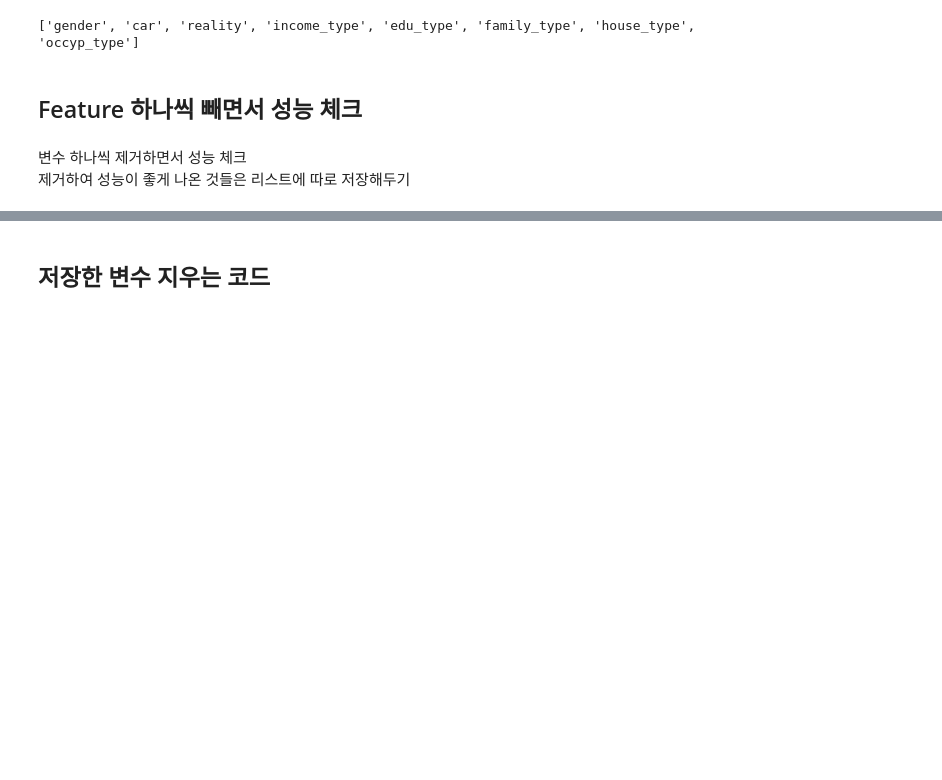
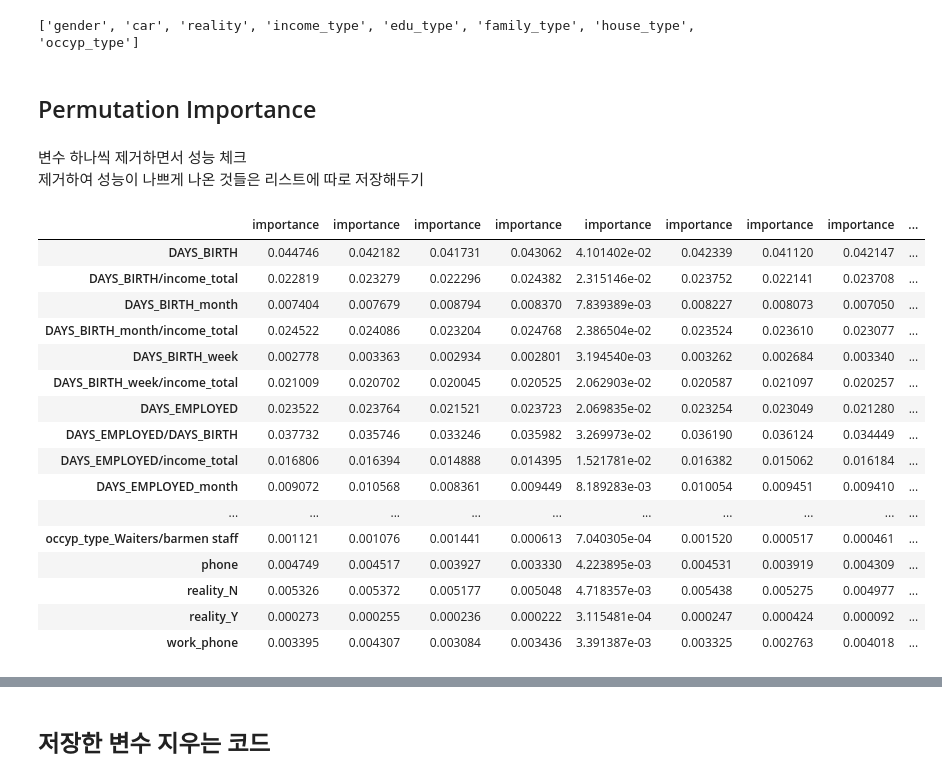
Before and after one commit to AIdward/predict-card-delay-users, a Jupyter notebook: 0516.ipynb, the cells around one changed output, grey strips where cells are left out. Cells and saved outputs as stored; diff of their text form; code cells hidden in the pictures; blank space fills up the shorter version.

```diff
--- a/0516.ipynb
+++ b/0516.ipynb
@@ -140,12 +141,56 @@ test_oh.drop(object_col, axis=1, inplace=True)
 test_oh = pd.concat([test_oh, test_onehot_df], axis=1)
 # %% [output]
 ['gender', 'car', 'reality', 'income_type', 'edu_type', 'family_type', 'house_type', 'occyp_type']
-# %% [markdown]
-## Feature 하나씩 빼면서 성능 체크
+# %% [markdown]
+## Permutation Importance
 # %% [markdown]
 변수 하나씩 제거하면서 성능 체크<br>
-제거하여 성능이 좋게 나온 것들은 리스트에 따로 저장해두기
+제거하여 성능이 나쁘게 나온 것들은 리스트에 따로 저장해두기
 # %%
-train_x = train_noh.drop(['credit'], axis=1)
-train_y = train_noh['credit']
-test_x = test_noh.copy()
+train_x = train_oh.drop(['credit'], axis=1)
+train_y = train_oh['credit']
+test_x = test_oh.copy()
+# %%
+perm_importance_dict = {}
+lucky_seeds=[42, 2019,91373] # Lucky seed 늘려가면서 하기
+for i, seed in enumerate(lucky_seeds):
+
+    kfold = StratifiedKFold(n_splits=5, random_state = seed, shuffle = True) # CV 늘려가면서 하기
+    cv=np.zeros((train_x.shape[0], 3))
+    pred_test = np.zeros((test_x.shape[0], 3), dtype=float)
+
+    for n, (train_idx, val_idx) in enumerate(kfold.split(train_x, train_y)):
+
+        x_train, x_val = train_x.iloc[train_idx], train_x.iloc[val_idx]
+        y_train, y_val = train_y.iloc[train_idx], train_y.iloc[val_idx]
+
+        lgbmodel = LGBMClassifier(objective='multiclass', n_estimators=10000, random_state=seed)
+        perm = PermutationImportance(clf, scoring='neg_log_loss', random_state=seed).fit(x_val, y_val)
+
+        perm_importance_df = pd.DataFrame({'importance': perm.feature_importances_},
+                                          index=val_X.columns.tolist()).sort_index()
+        perm_importance_dict['seed'+str(seed)+' fold'+str(n)] = perm_importance_df
+# %%
+perm_importance_lgb = list(perm_importance_dict.values())[0]
+del perm_importance_dict[list(perm_importance_dict.keys())[0]]
+for i, data in perm_importance_dict.items():
+    perm_importance_lgb = pd.concat([perm_importance_lgb, data], axis=1)
+perm_importance_lgb
+# %% [output]
+|  | importance | importance | importance | importance | importance | importance | importance | importance | ... |
+| DAYS_BIRTH | 0.044746 | 0.042182 | 0.041731 | 0.043062 | 4.101402e-02 | 0.042339 | 0.041120 | 0.042147 | ... |
+| DAYS_BIRTH/income_total | 0.022819 | 0.023279 | 0.022296 | 0.024382 | 2.315146e-02 | 0.023752 | 0.022141 | 0.023708 | ... |
+| DAYS_BIRTH_month | 0.007404 | 0.007679 | 0.008794 | 0.008370 | 7.839389e-03 | 0.008227 | 0.008073 | 0.007050 | ... |
+| DAYS_BIRTH_month/income_total | 0.024522 | 0.024086 | 0.023204 | 0.024768 | 2.386504e-02 | 0.023524 | 0.023610 | 0.023077 | ... |
+| DAYS_BIRTH_week | 0.002778 | 0.003363 | 0.002934 | 0.002801 | 3.194540e-03 | 0.003262 | 0.002684 | 0.003340 | ... |
+| DAYS_BIRTH_week/income_total | 0.021009 | 0.020702 | 0.020045 | 0.020525 | 2.062903e-02 | 0.020587 | 0.021097 | 0.020257 | ... |
+| DAYS_EMPLOYED | 0.023522 | 0.023764 | 0.021521 | 0.023723 | 2.069835e-02 | 0.023254 | 0.023049 | 0.021280 | ... |
+| DAYS_EMPLOYED/DAYS_BIRTH | 0.037732 | 0.035746 | 0.033246 | 0.035982 | 3.269973e-02 | 0.036190 | 0.036124 | 0.034449 | ... |
+| DAYS_EMPLOYED/income_total | 0.016806 | 0.016394 | 0.014888 | 0.014395 | 1.521781e-02 | 0.016382 | 0.015062 | 0.016184 | ... |
+| DAYS_EMPLOYED_month | 0.009072 | 0.010568 | 0.008361 | 0.009449 | 8.189283e-03 | 0.010054 | 0.009451 | 0.009410 | ... |
+| ... | ... | ... | ... | ... | ... | ... | ... | ... | ... |
+| occyp_type_Waiters/barmen staff | 0.001121 | 0.001076 | 0.001441 | 0.000613 | 7.040305e-04 | 0.001520 | 0.000517 | 0.000461 | ... |
+| phone | 0.004749 | 0.004517 | 0.003927 | 0.003330 | 4.223895e-03 | 0.004531 | 0.003919 | 0.004309 | ... |
+| reality_N | 0.005326 | 0.005372 | 0.005177 | 0.005048 | 4.718357e-03 | 0.005438 | 0.005275 | 0.004977 | ... |
+| reality_Y | 0.000273 | 0.000255 | 0.000236 | 0.000222 | 3.115481e-04 | 0.000247 | 0.000424 | 0.000092 | ... |
+| work_phone | 0.003395 | 0.004307 | 0.003084 | 0.003436 | 3.391387e-03 | 0.003325 | 0.002763 | 0.004018 | ... |
```
Also changed, not shown: parts of 5 cells of this notebook, 2 other files.
